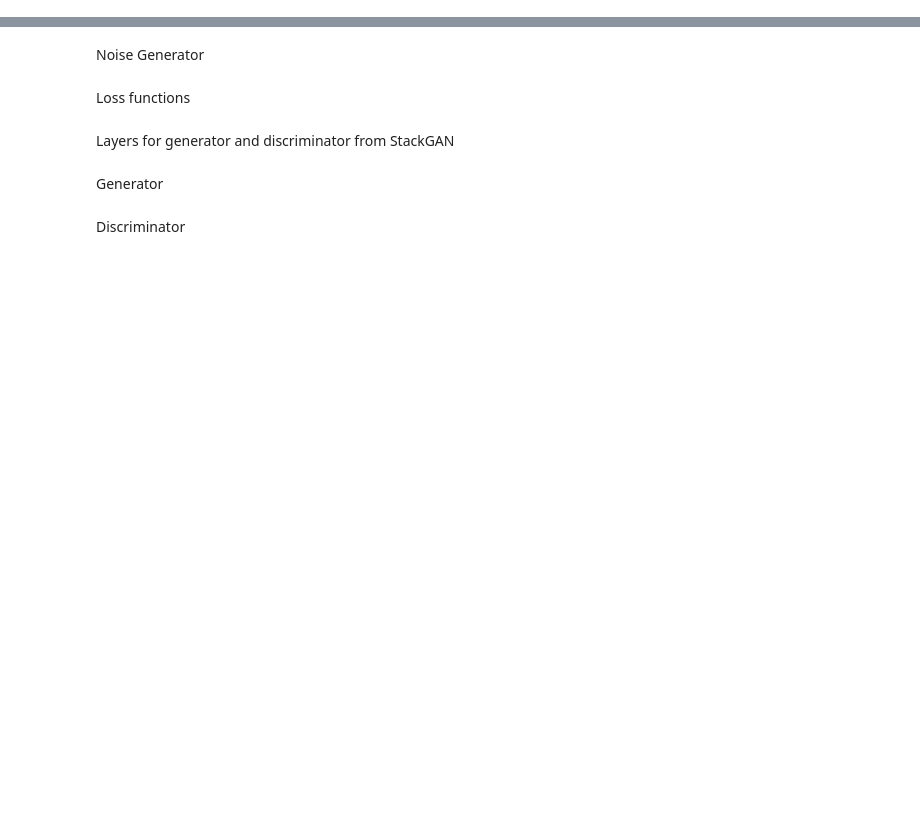
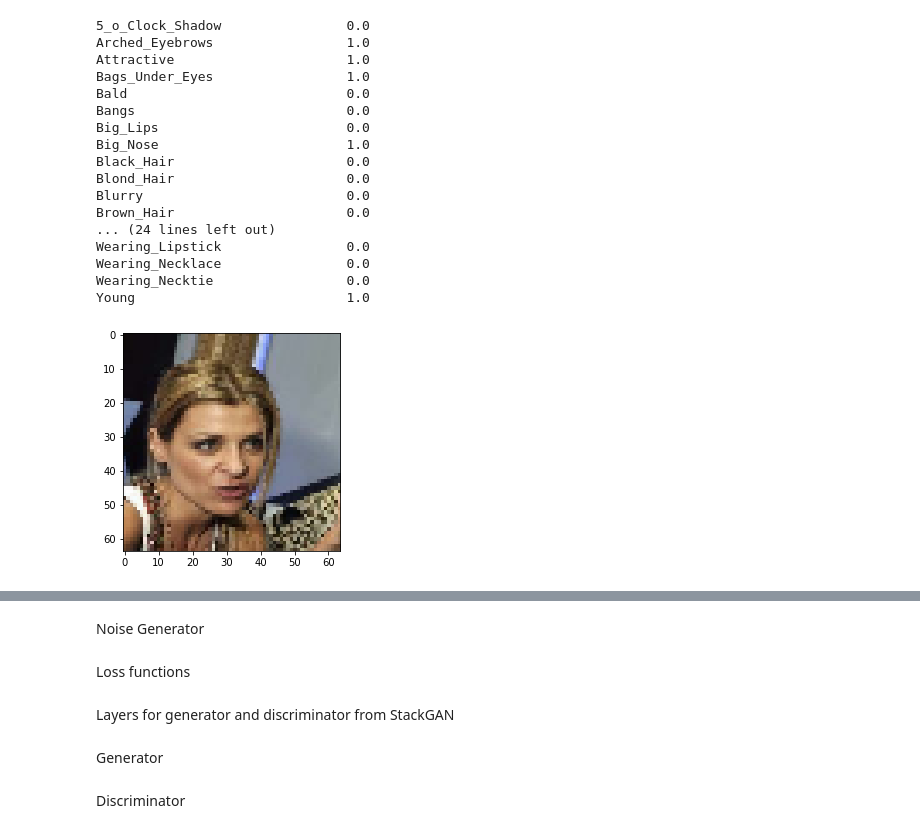
Before and after one commit to jakub-tomczak/FaceGenerator, a Jupyter notebook: FaceGenerator.ipynb, the cells around one changed output, grey strips where cells are left out. Saved outputs shown, nothing was run; the diff lists cells and outputs as text; code cells hidden in the pictures; blank space fills up the shorter version.

```diff
--- a/FaceGenerator.ipynb
+++ b/FaceGenerator.ipynb
@@ -129,10 +131,22 @@ class Settings:
         self.epochs = 100
         self.save_models = False # save models at the end?
         self.mount_gdrive()
+        # variables from pytorch
+        self.init_w = 4 # ?
+        self.init_h = 4 #?
+        self.gen_init_filters = 64 # how many filters*2 (channels) should be in the first layer of the generator, n_g number in the paper
+        self.df_dim = 64
+        self.gf_dim=self.gen_init_filters # ?
+        self.z_dim=(100, 100) # size of the vector with normal distribution noise
+        self.embeddings_shape = (100, 40)
+        self.n_g = self.gen_init_filters
+        self.n_d = 64
+        self.is_conditional=True
+        self.unconditional_loss_coefficient = 1.0
 
     @property
     def run_name(self):
-        return 'run_{}'.format(self.subdataset_dir)
+        return 'stack_gan_run_{}'.format(self.subdataset_dir)
         # return "{}_epochs_{}_batch_{}".format(self.epochs, self.batch_size, self.subdataset_dir)
 
     @property
@@ -308,28 +329,48 @@ if not collab_mode:
 # %%
-def prepare_embeddings_from_batch(batch):
+def prepare_embeddings_from_batch(batch, output_type=tf.float32):
     imgs, attributes = batch
     embeddings = tf.stack(list(attributes.values()))
     embeddings = tf.transpose(embeddings)
+    embeddings = tf.cast(embeddings, dtype=output_type)
     return imgs, embeddings
 
 def describe_embedding(orig_attributes, example):
     image, embedding_vector = example
     # display image
     img_ = (image+1)/2
     plt.imshow(img_)
     # describe image
     for key, value in zip(orig_attributes.keys(), embedding_vector):
         print(key, ' '*(30-len(key)), value.numpy())
 
 def test_creating_embedding(dataset):
     for batch in dataset.data.take(1): # take one batch
         # get imgs and embeddings from that batch
         imgs, embeddings = prepare_embeddings_from_batch(batch)
         # describe first image in the batch and display it
         describe_embedding(batch[1], (imgs[0], embeddings[0]) )
 
 # imgs, embeddings = prepare_embeddings_from_batch(batch, settings)
 test_creating_embedding(dataset)
+# %% [output]
+5_o_Clock_Shadow                0.0
+Arched_Eyebrows                 1.0
+Attractive                      1.0
+Bags_Under_Eyes                 1.0
+Bald                            0.0
+Bangs                           0.0
+Big_Lips                        0.0
+Big_Nose                        1.0
+Black_Hair                      0.0
+Blond_Hair                      0.0
+Blurry                          0.0
+Brown_Hair                      0.0
+... (24 lines left out)
+Wearing_Lipstick                0.0
+Wearing_Necklace                0.0
+Wearing_Necktie                 0.0
+Young                           1.0
+[figure, added]
 # %%
 display_image_from_dataset(dataset.data)
 if not collab_mode and not cmd_line_run:
```
Also changed, not shown: parts of 22 cells of this notebook.
